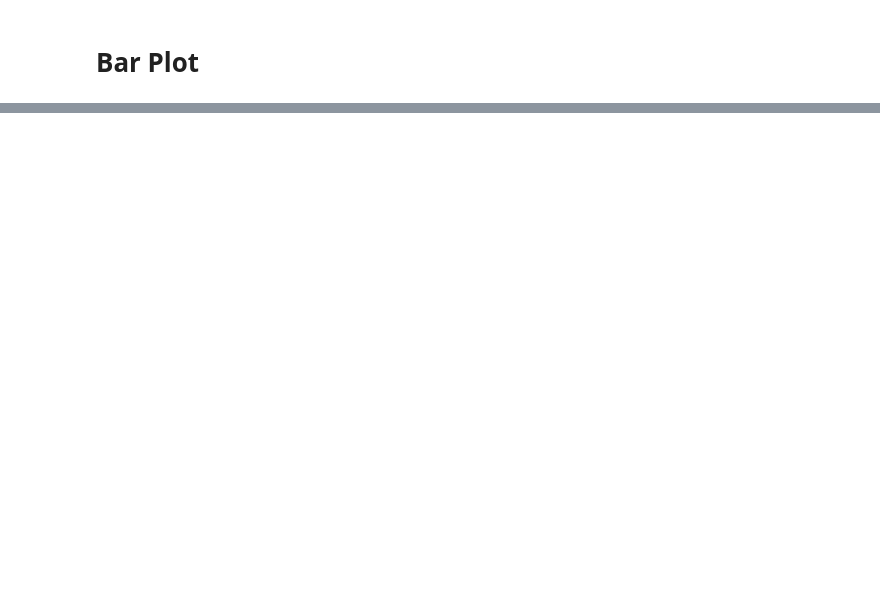
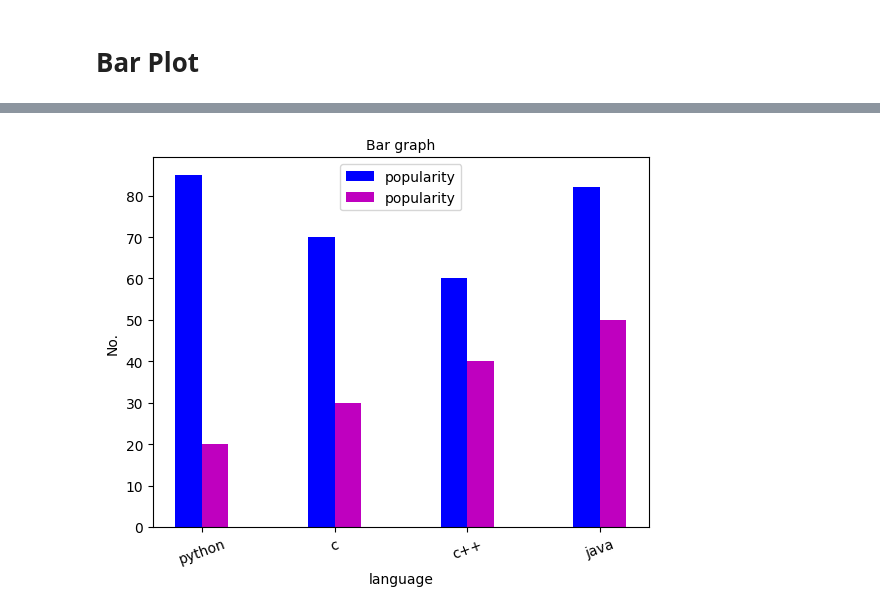
Before and after one commit to Amanmishra03/matplotlib, a Jupyter notebook: bar_plot_chart.ipynb, the cells around one changed output, grey strips where cells are left out. Saved outputs shown, nothing was run; the diff lists cells and outputs as text; code cells hidden in the pictures; blank space fills up the shorter version.

Commit message:
bar plot

```diff
--- a/bar_plot_chart.ipynb
+++ b/bar_plot_chart.ipynb
@@ -23,0 +31,21 @@ plt.show()
+# %%
+x = ["python", "c", "c++", "java"]
+y = [85, 70, 60, 82]
+z = [20, 30, 40, 50]
+
+width = 0.2
+p = np.arange(len(x))
+p1 = [j+width for j in p]
+
+plt.xlabel("language", fontsize=10)
+plt.ylabel("No.",fontsize=10)
+plt.title("Bar graph",fontsize=10)
+
+plt.bar(p,y, width, color = "b", label="popularity")
+plt.bar(p1,z, width, color= 'm', label="popularity")
+
+plt.xticks(p+width/2, x, rotation=20)
+plt.legend()
+plt.show()
+# %% [output]
+[figure, added]
```
Also changed, not shown: parts of 7 cells of this notebook.
